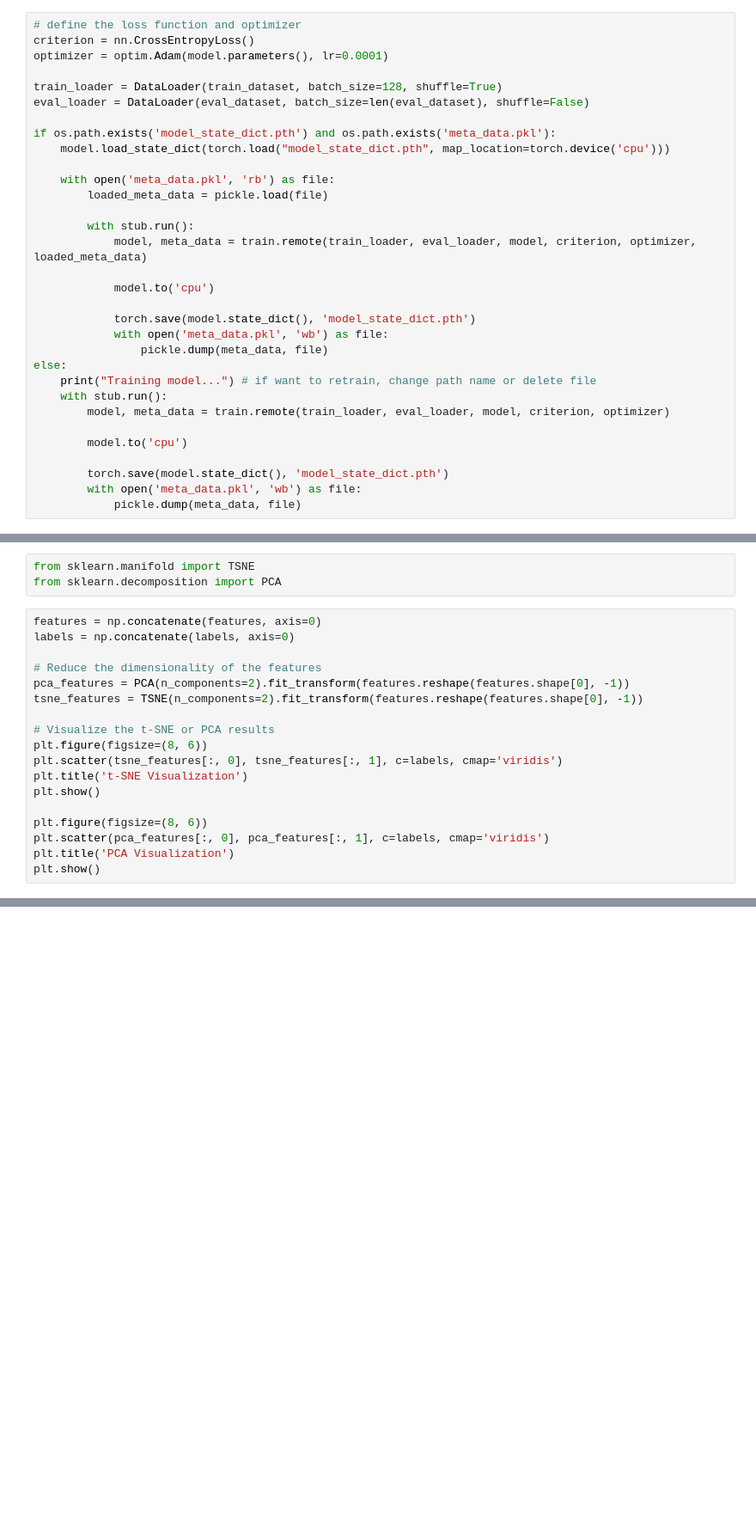
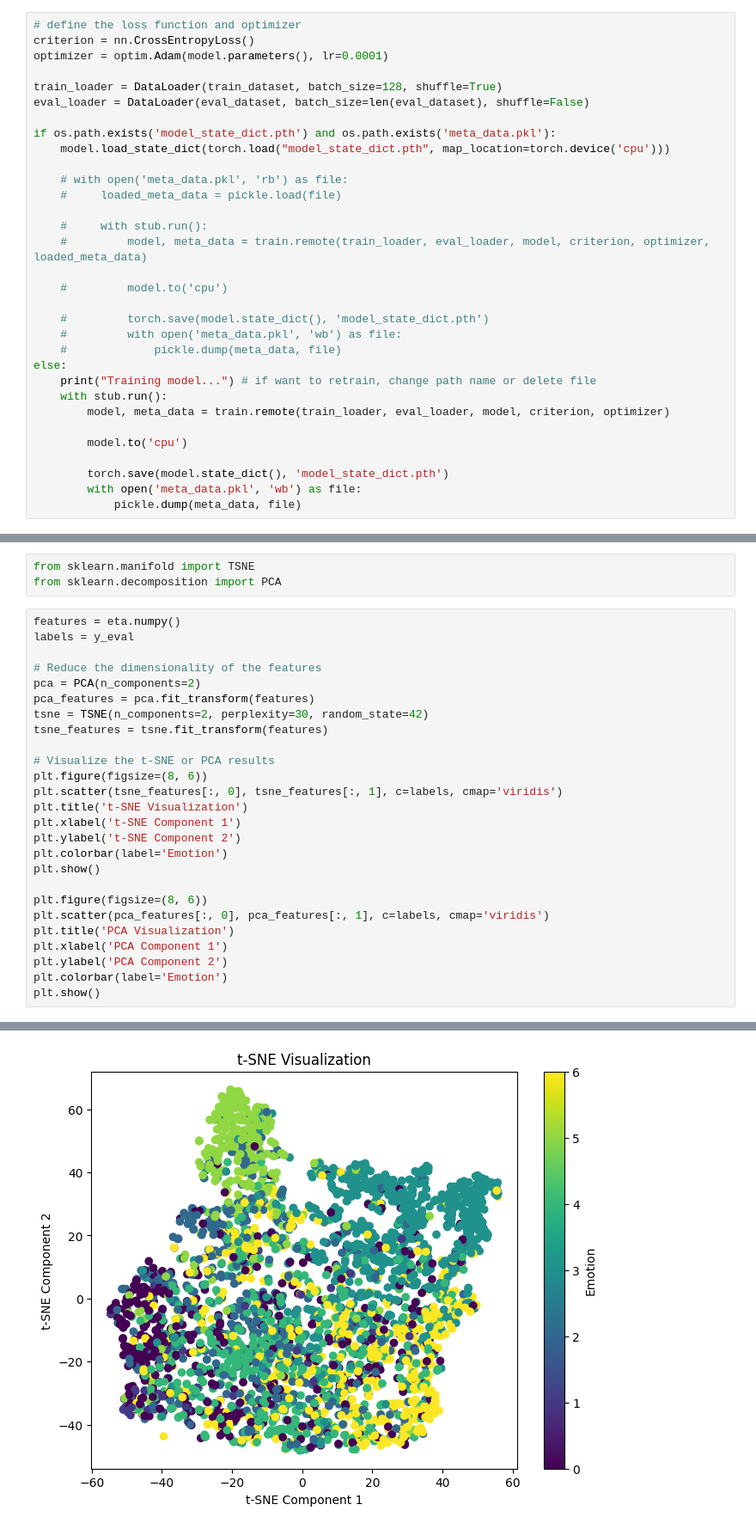
Before and after one commit to kadijaismail112/EmotionRecML, a Jupyter notebook: resnet.ipynb, the cells around one changed output, grey strips where cells are left out. Shown at 86% size. Cells and saved outputs as stored; diff of their text form; blank space fills up the shorter version.

```diff
--- a/resnet.ipynb
+++ b/resnet.ipynb
@@ -298,17 +306,17 @@ eval_loader = DataLoader(eval_dataset, batch_size=len(eval_dataset), shuffle=Fal
 if os.path.exists('model_state_dict.pth') and os.path.exists('meta_data.pkl'):
     model.load_state_dict(torch.load("model_state_dict.pth", map_location=torch.device('cpu')))
 
-    with open('meta_data.pkl', 'rb') as file:
-        loaded_meta_data = pickle.load(file)
+    # with open('meta_data.pkl', 'rb') as file:
+    #     loaded_meta_data = pickle.load(file)
 
-        with stub.run():
-            model, meta_data = train.remote(train_loader, eval_loader, model, criterion, optimizer, loaded_meta_data)
+    #     with stub.run():
+    #         model, meta_data = train.remote(train_loader, eval_loader, model, criterion, optimizer, loaded_meta_data)
 
-            model.to('cpu')
+    #         model.to('cpu')
 
-            torch.save(model.state_dict(), 'model_state_dict.pth')
-            with open('meta_data.pkl', 'wb') as file:
-                pickle.dump(meta_data, file)
+    #         torch.save(model.state_dict(), 'model_state_dict.pth')
+    #         with open('meta_data.pkl', 'wb') as file:
+    #             pickle.dump(meta_data, file)
 else:
     print("Training model...") # if want to retrain, change path name or delete file
     with stub.run():
@@ -436,20 +463,29 @@ Stopping app - local entrypoint completed.
 from sklearn.manifold import TSNE
 from sklearn.decomposition import PCA
 # %%
-features = np.concatenate(features, axis=0)
-labels = np.concatenate(labels, axis=0)
+features = eta.numpy()
+labels = y_eval
 
 # Reduce the dimensionality of the features
-pca_features = PCA(n_components=2).fit_transform(features.reshape(features.shape[0], -1))
-tsne_features = TSNE(n_components=2).fit_transform(features.reshape(features.shape[0], -1))
+pca = PCA(n_components=2)
+pca_features = pca.fit_transform(features)
+tsne = TSNE(n_components=2, perplexity=30, random_state=42)
+tsne_features = tsne.fit_transform(features)
 
 # Visualize the t-SNE or PCA results
 plt.figure(figsize=(8, 6))
 plt.scatter(tsne_features[:, 0], tsne_features[:, 1], c=labels, cmap='viridis')
 plt.title('t-SNE Visualization')
+plt.xlabel('t-SNE Component 1')
+plt.ylabel('t-SNE Component 2')
+plt.colorbar(label='Emotion')
 plt.show()
 
 plt.figure(figsize=(8, 6))
 plt.scatter(pca_features[:, 0], pca_features[:, 1], c=labels, cmap='viridis')
 plt.title('PCA Visualization')
+plt.xlabel('PCA Component 1')
+plt.ylabel('PCA Component 2')
+plt.colorbar(label='Emotion')
 plt.show()
+# %% [output]
@@ -455,0 +501 @@ plt.show()
+[figure, added]
```
Also changed, not shown: parts of 9 cells of this notebook, 1 other file.
